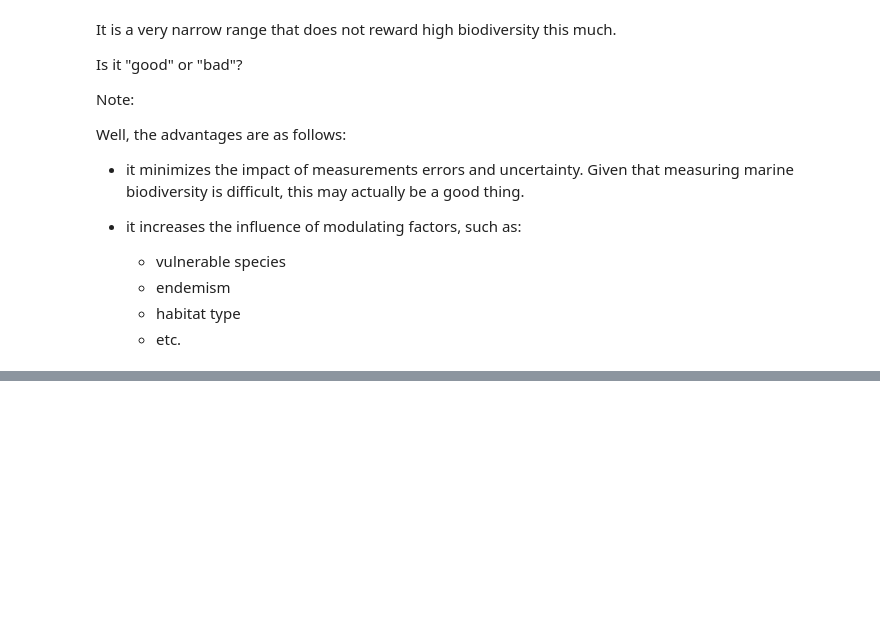
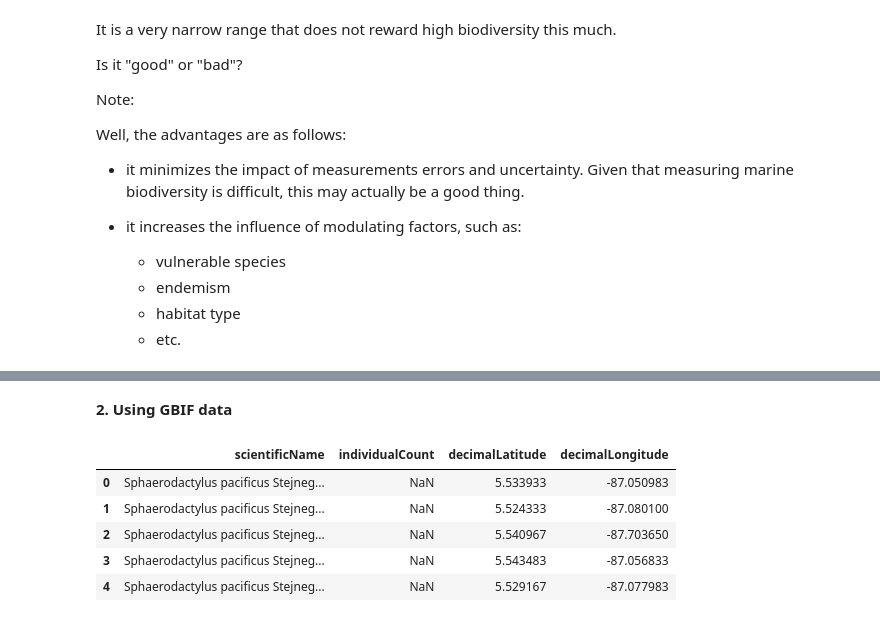
Before and after one commit to Open-Earth-Foundation/oceanprogram, a Jupyter notebook: Marine_Ecosystem_Credits/Marine_Biodiversity/MBU_Methodology/Modulating_Factor2_Species_Richness_V0.ipynb, the cells around one changed output, grey strips where cells are left out. Cells and saved outputs as stored; diff of their text form; code cells hidden in the pictures; blank space fills up the shorter version.

```diff
--- a/Marine_Ecosystem_Credits/Marine_Biodiversity/MBU_Methodology/Modulating_Factor2_Species_Richness_V0.ipynb
+++ b/Marine_Ecosystem_Credits/Marine_Biodiversity/MBU_Methodology/Modulating_Factor2_Species_Richness_V0.ipynb
@@ -125,0 +176,2 @@ Well, the advantages are as follows:
+# %% [markdown]
+**2. Using GBIF data**
@@ -125,0 +193,9 @@ Well, the advantages are as follows:
+# %%
+df.head()
+# %% [output]
+|  | scientificName | individualCount | decimalLatitude | decimalLongitude |
+| 0 | Sphaerodactylus pacificus Stejneg... | NaN | 5.533933 | -87.050983 |
+| 1 | Sphaerodactylus pacificus Stejneg... | NaN | 5.524333 | -87.080100 |
+| 2 | Sphaerodactylus pacificus Stejneg... | NaN | 5.540967 | -87.703650 |
+| 3 | Sphaerodactylus pacificus Stejneg... | NaN | 5.543483 | -87.056833 |
+| 4 | Sphaerodactylus pacificus Stejneg... | NaN | 5.529167 | -87.077983 |
```
Also changed, not shown: parts of 27 cells of this notebook, 5 other files.
